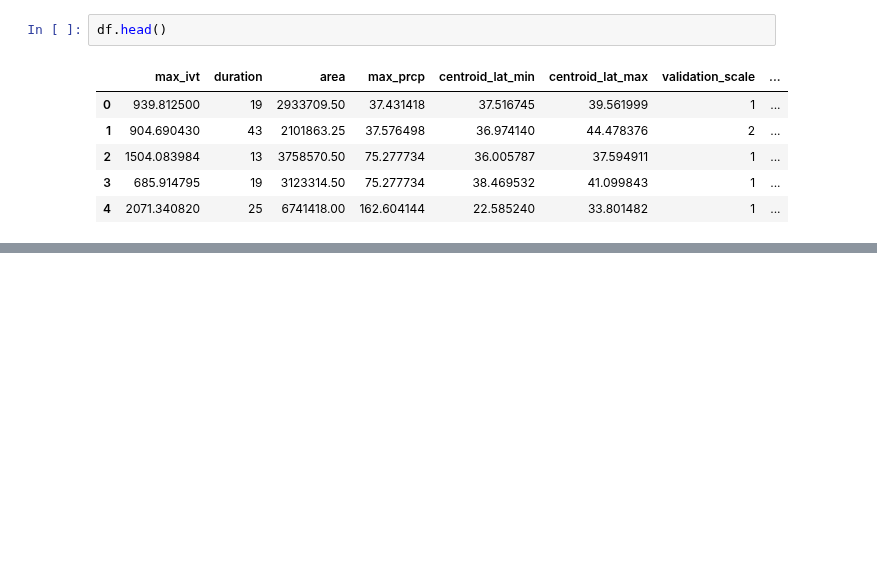
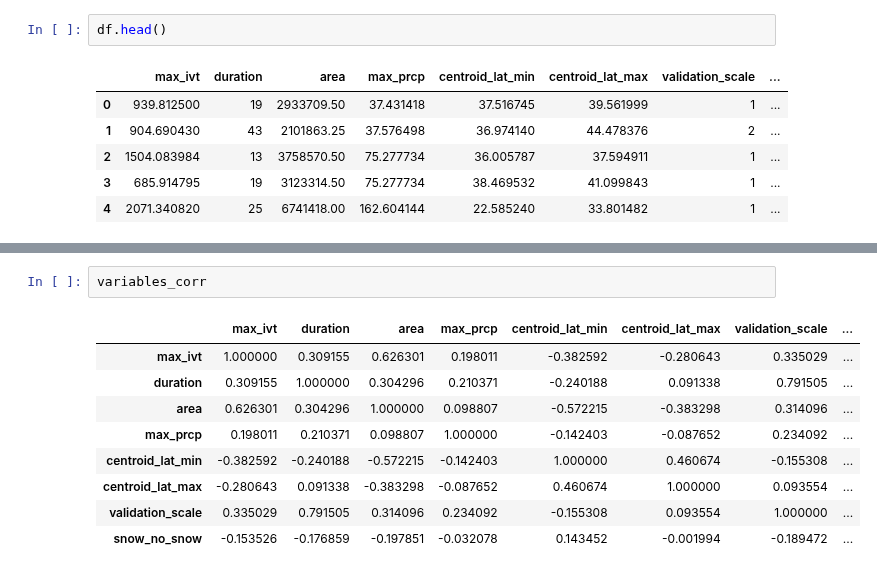
Before and after one commit to UW-ESS-DS/MLGeo-2023-Atmospheric-Rivers, a Jupyter notebook: notebooks/05_variables_relationship.ipynb, the cells around one changed output, grey strips where cells are left out. Drawn from its saved outputs; the diff is of its cells as text; blank space fills up the shorter version.

```diff
--- a/notebooks/05_variables_relationship.ipynb
+++ b/notebooks/05_variables_relationship.ipynb
@@ -42,5 +37,17 @@ sns.heatmap(variables_correlation, cmap="coolwarm", annot=True)
 # %% [output]
 <Axes: >
 [figure]
+# %%
+variables_corr
+# %% [output]
+|  | max_ivt | duration | area | max_prcp | centroid_lat_min | centroid_lat_max | validation_scale | ... |
+| max_ivt | 1.000000 | 0.309155 | 0.626301 | 0.198011 | -0.382592 | -0.280643 | 0.335029 | ... |
+| duration | 0.309155 | 1.000000 | 0.304296 | 0.210371 | -0.240188 | 0.091338 | 0.791505 | ... |
+| area | 0.626301 | 0.304296 | 1.000000 | 0.098807 | -0.572215 | -0.383298 | 0.314096 | ... |
+| max_prcp | 0.198011 | 0.210371 | 0.098807 | 1.000000 | -0.142403 | -0.087652 | 0.234092 | ... |
+| centroid_lat_min | -0.382592 | -0.240188 | -0.572215 | -0.142403 | 1.000000 | 0.460674 | -0.155308 | ... |
+| centroid_lat_max | -0.280643 | 0.091338 | -0.383298 | -0.087652 | 0.460674 | 1.000000 | 0.093554 | ... |
+| validation_scale | 0.335029 | 0.791505 | 0.314096 | 0.234092 | -0.155308 | 0.093554 | 1.000000 | ... |
+| snow_no_snow | -0.153526 | -0.176859 | -0.197851 | -0.032078 | 0.143452 | -0.001994 | -0.189472 | ... |
 # %%
 #correllogram
```
Also changed, not shown: parts of 3 cells of this notebook.
